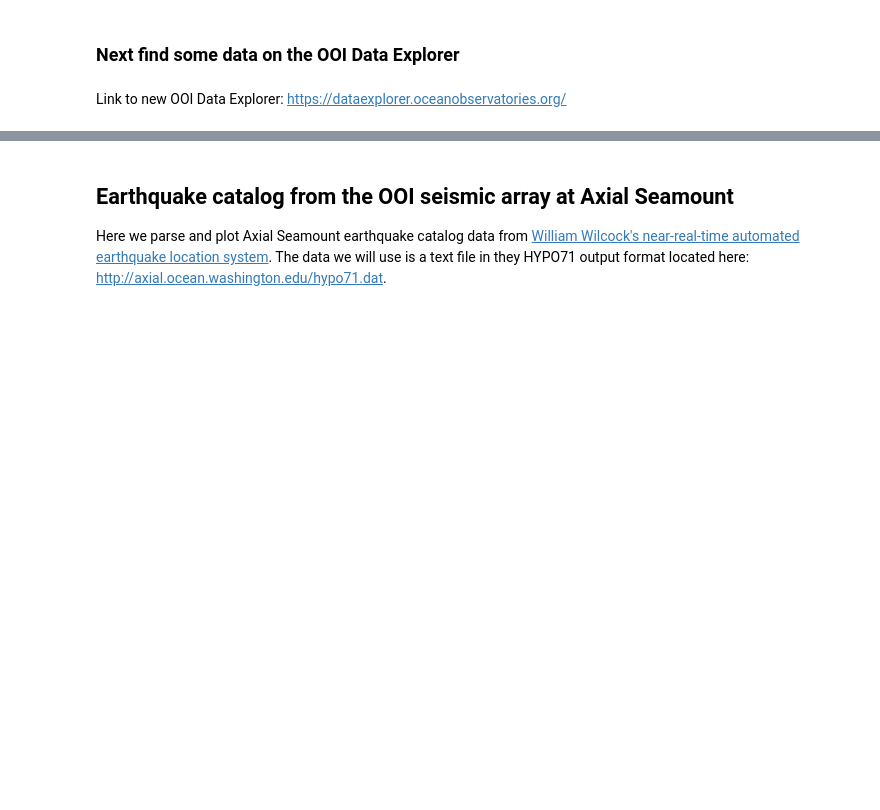
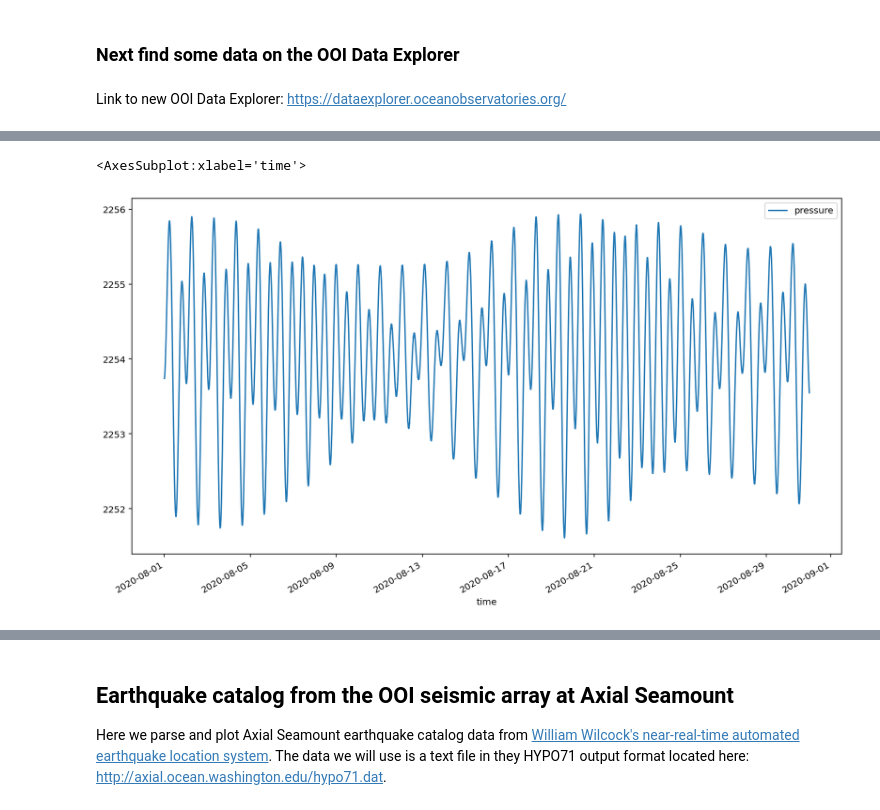
Before and after one commit to tjcrone/imove-2020, a Jupyter notebook: imove.ipynb, the cells around one changed output, grey strips where cells are left out. Drawn from its saved outputs; the diff is of its cells as text; code cells hidden in the pictures; blank space fills up the shorter version.

```diff
--- a/imove.ipynb
+++ b/imove.ipynb
@@ -14,0 +75,3 @@ url = 'http://erddap.dataexplorer.oceanobservatories.org/erddap/tabledap/ooi-rs0
+# %%
+start = pd.Timestamp('2020-08')
+start
@@ -14,0 +80,5 @@ url = 'http://erddap.dataexplorer.oceanobservatories.org/erddap/tabledap/ooi-rs0
+# %%
+botpt[start:start+pd.Timedelta(days=30)].plot()
+# %% [output]
+<AxesSubplot:xlabel='time'>
+[figure, added]
```
Also changed, not shown: parts of 42 cells of this notebook.
